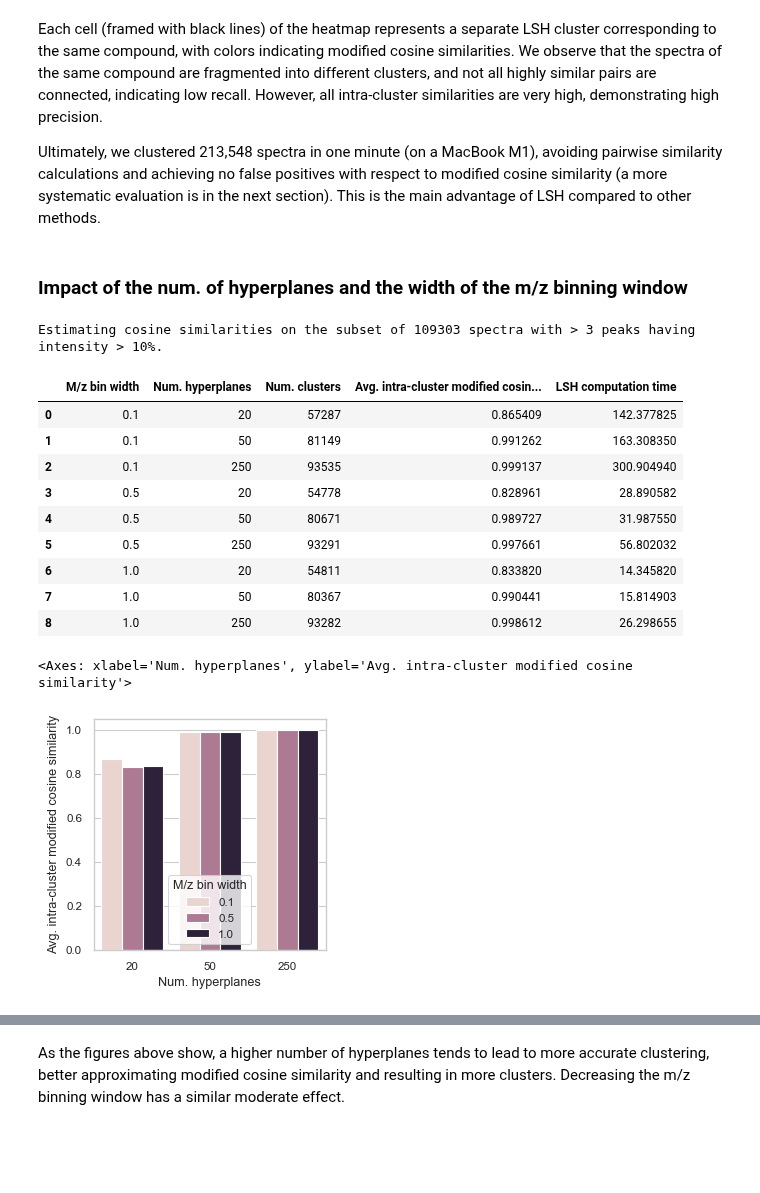
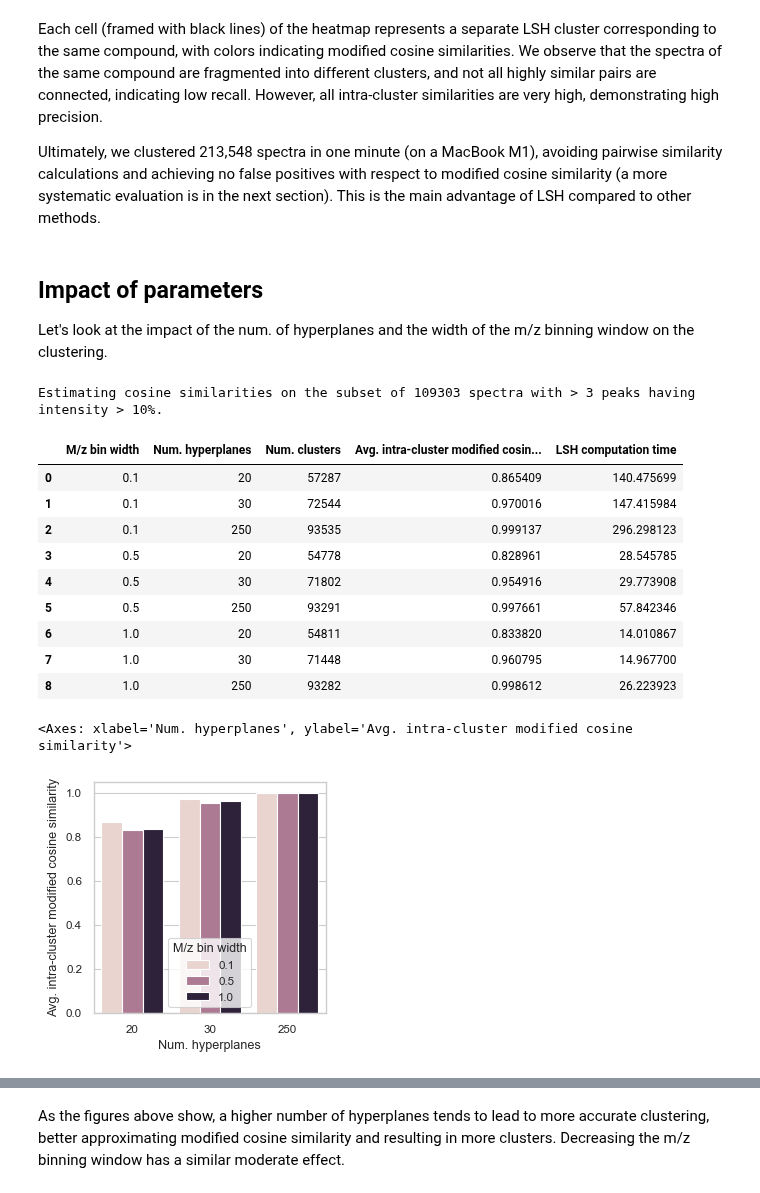
Before and after one commit to VergilVolk/dreams-chemaware, a Jupyter notebook: tutorials/lsh_clustering.ipynb, the cells around one changed output, grey strips where cells are left out. Saved outputs shown, nothing was run; the diff lists cells and outputs as text; code cells hidden in the pictures; blank space fills up the shorter version.

```diff
--- a/tutorials/lsh_clustering.ipynb
+++ b/tutorials/lsh_clustering.ipynb
@@ -162,62 +165,65 @@ Each cell (framed with black lines) of the heatmap represents a separate LSH clu
 
 Ultimately, we clustered 213,548 spectra in one minute (on a MacBook M1), avoiding pairwise similarity calculations and achieving no false positives with respect to modified cosine similarity (a more systematic evaluation is in the next section). This is the main advantage of LSH compared to other methods.
 # %% [markdown]
-### Impact of the num. of hyperplanes and the width of the m/z binning window
+## Impact of parameters
+
+Let's look at the impact of the num. of hyperplanes and the width of the m/z binning window on the clustering.
 # %%
 # Choose spectra with > 3 peaks having intensity > 10%
 three_peaks_idx = np.where((msdata.get_spectra()[:, 1, :] > 0.1).sum(axis=1) > 3)[0]
 specs, prec_mzs = msdata.get_spectra(three_peaks_idx), msdata.get_prec_mzs(three_peaks_idx)
 print(f'Estimating cosine similarities on the subset of {specs.shape[0]} spectra with > 3 peaks having intensity > 10%.')
+cos_sim = PeakListModifiedCosine()
 
 res = []
 for bin_step in [0.1, 0.5, 1]:
-    for n_hyperplanes in [20, 50, 250]:
+    for n_hyperplanes in [20, 30, 250]:
 
         # Compute LSHs
         t1 = time.time()
         lsh_projector = BatchedPeakListRandomProjection(bin_step=bin_step, n_hyperplanes=n_hyperplanes)
         lshs = lsh_projector.compute(specs)
         t = time.time() - t1
 
         # Sample at most 1000 clusters with 5-100 spectra
         lshs_vc = pd.Series(lshs).value_counts()
         lshs_sample = lshs[(lshs_vc[lshs] >= 5) & (lshs_vc[lshs] <= 100)]
         if lshs_sample.shape[0] > 1000:
             lshs_sample = lshs_sample[np.random.choice(lshs_sample.shape[0], 1000, replace=False)]
 
         # Compute statistics
         res.append({
             'M/z bin width': bin_step,
             'Num. hyperplanes': n_hyperplanes,
             'Num. clusters': np.unique(lshs).shape[0],
             'Avg. intra-cluster modified cosine similarity': np.mean([
                 cos_sim.compute_pairwise(
                     specs=specs[np.where(lshs == lsh_i)[0]],
                     prec_mzs=prec_mzs[np.where(lshs == lsh_i)[0]]
                 ) for lsh_i in tqdm(lshs_sample, desc='Computing intra-cluster similarities')
             ]),
             'LSH computation time': t
         })
 res = pd.DataFrame(res)
 res
 # %% [output]
 Estimating cosine similarities on the subset of 109303 spectra with > 3 peaks having intensity > 10%.
 |  | M/z bin width | Num. hyperplanes | Num. clusters | Avg. intra-cluster modified cosin... | LSH computation time |
-| 0 | 0.1 | 20 | 57287 | 0.865409 | 142.377825 |
-| 1 | 0.1 | 50 | 81149 | 0.991262 | 163.308350 |
-| 2 | 0.1 | 250 | 93535 | 0.999137 | 300.904940 |
-| 3 | 0.5 | 20 | 54778 | 0.828961 | 28.890582 |
-| 4 | 0.5 | 50 | 80671 | 0.989727 | 31.987550 |
-| 5 | 0.5 | 250 | 93291 | 0.997661 | 56.802032 |
-| 6 | 1.0 | 20 | 54811 | 0.833820 | 14.345820 |
-| 7 | 1.0 | 50 | 80367 | 0.990441 | 15.814903 |
-| 8 | 1.0 | 250 | 93282 | 0.998612 | 26.298655 |
+| 0 | 0.1 | 20 | 57287 | 0.865409 | 140.475699 |
+| 1 | 0.1 | 30 | 72544 | 0.970016 | 147.415984 |
+| 2 | 0.1 | 250 | 93535 | 0.999137 | 296.298123 |
+| 3 | 0.5 | 20 | 54778 | 0.828961 | 28.545785 |
+| 4 | 0.5 | 30 | 71802 | 0.954916 | 29.773908 |
+| 5 | 0.5 | 250 | 93291 | 0.997661 | 57.842346 |
+| 6 | 1.0 | 20 | 54811 | 0.833820 | 14.010867 |
+| 7 | 1.0 | 30 | 71448 | 0.960795 | 14.967700 |
+| 8 | 1.0 | 250 | 93282 | 0.998612 | 26.223923 |
 # %%
 init_plotting(figsize=(3, 3))
 sns.barplot(data=res, y='Avg. intra-cluster modified cosine similarity', x='Num. hyperplanes', hue='M/z bin width')
 # %% [output]
 <Axes: xlabel='Num. hyperplanes', ylabel='Avg. intra-cluster modified cosine similarity'>
-[figure, old version]
+[figure, new version]
 # %%
 init_plotting(figsize=(3, 3))
 sns.barplot(data=res, y='Num. clusters', x='Num. hyperplanes', hue='M/z bin width')
```
Also changed, not shown: parts of 8 cells of this notebook, 3 other files.
